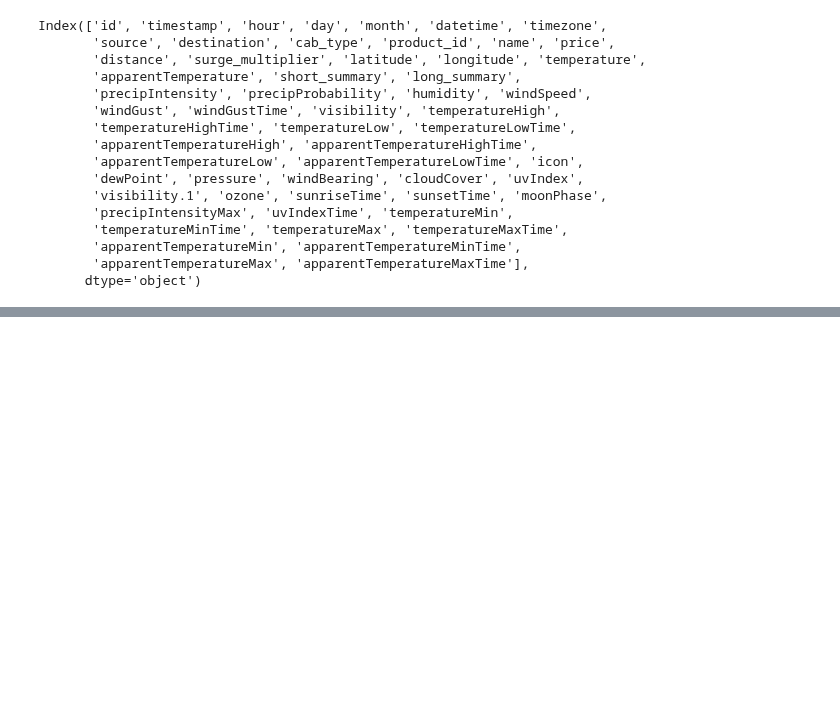
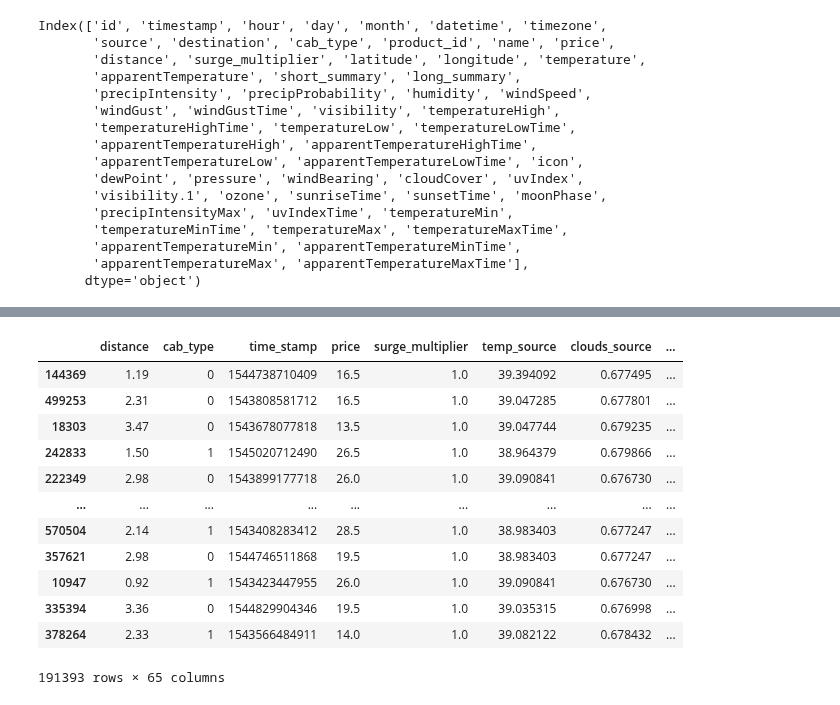
Before and after one commit to cndywu/TheYelpers, a Jupyter notebook: Final_Project.ipynb, the cells around one changed output, grey strips where cells are left out. Cells and saved outputs as stored; diff of their text form; code cells hidden in the pictures; blank space fills up the shorter version.

```diff
--- a/Final_Project.ipynb
+++ b/Final_Project.ipynb
@@ -127,0 +150,16 @@ Index(['id', 'timestamp', 'hour', 'day', 'month', 'datetime', 'timezone',
+# %%
+test
+# %% [output]
+|  | distance | cab_type | time_stamp | price | surge_multiplier | temp_source | clouds_source | ... |
+| 144369 | 1.19 | 0 | 1544738710409 | 16.5 | 1.0 | 39.394092 | 0.677495 | ... |
+| 499253 | 2.31 | 0 | 1543808581712 | 16.5 | 1.0 | 39.047285 | 0.677801 | ... |
+| 18303 | 3.47 | 0 | 1543678077818 | 13.5 | 1.0 | 39.047744 | 0.679235 | ... |
+| 242833 | 1.50 | 1 | 1545020712490 | 26.5 | 1.0 | 38.964379 | 0.679866 | ... |
+| 222349 | 2.98 | 0 | 1543899177718 | 26.0 | 1.0 | 39.090841 | 0.676730 | ... |
+| ... | ... | ... | ... | ... | ... | ... | ... | ... |
+| 570504 | 2.14 | 1 | 1543408283412 | 28.5 | 1.0 | 38.983403 | 0.677247 | ... |
+| 357621 | 2.98 | 0 | 1544746511868 | 19.5 | 1.0 | 38.983403 | 0.677247 | ... |
+| 10947 | 0.92 | 1 | 1543423447955 | 26.0 | 1.0 | 39.090841 | 0.676730 | ... |
+| 335394 | 3.36 | 0 | 1544829904346 | 19.5 | 1.0 | 39.035315 | 0.676998 | ... |
+| 378264 | 2.33 | 1 | 1543566484911 | 14.0 | 1.0 | 39.082122 | 0.678432 | ... |
+191393 rows × 65 columns
```
Also changed, not shown: parts of 6 cells of this notebook, 1 other file.
